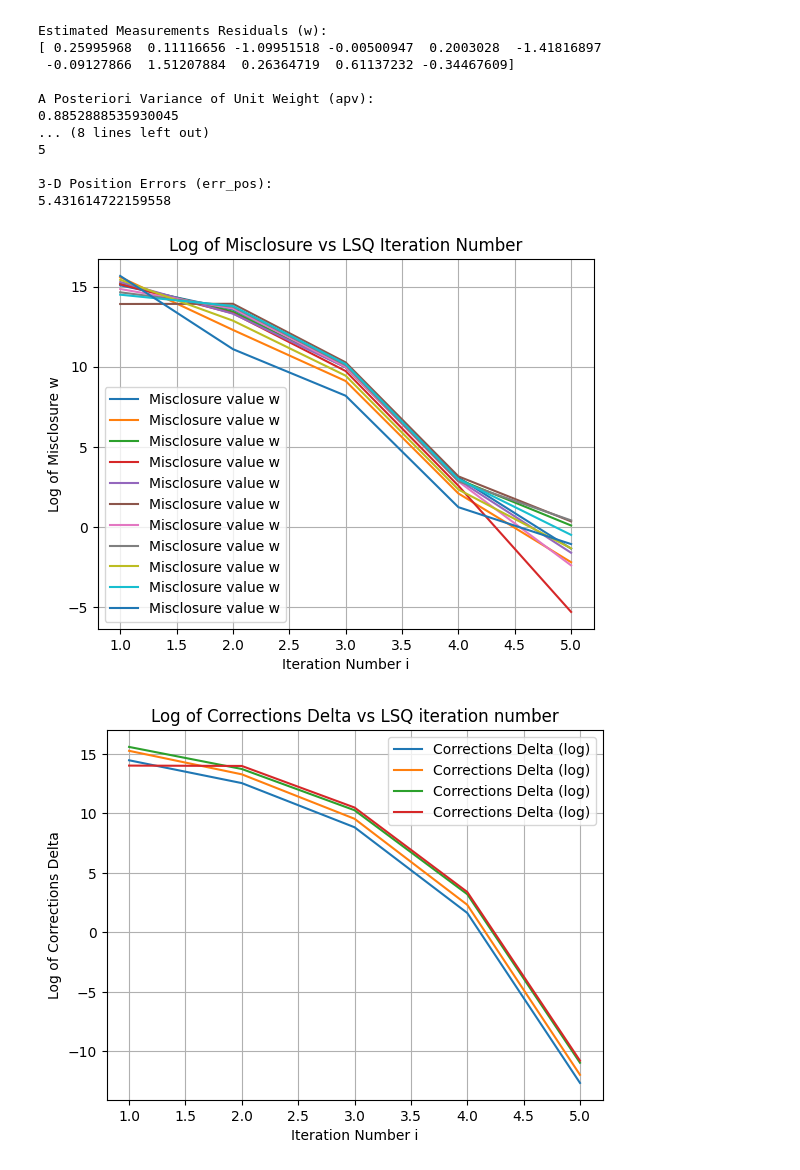
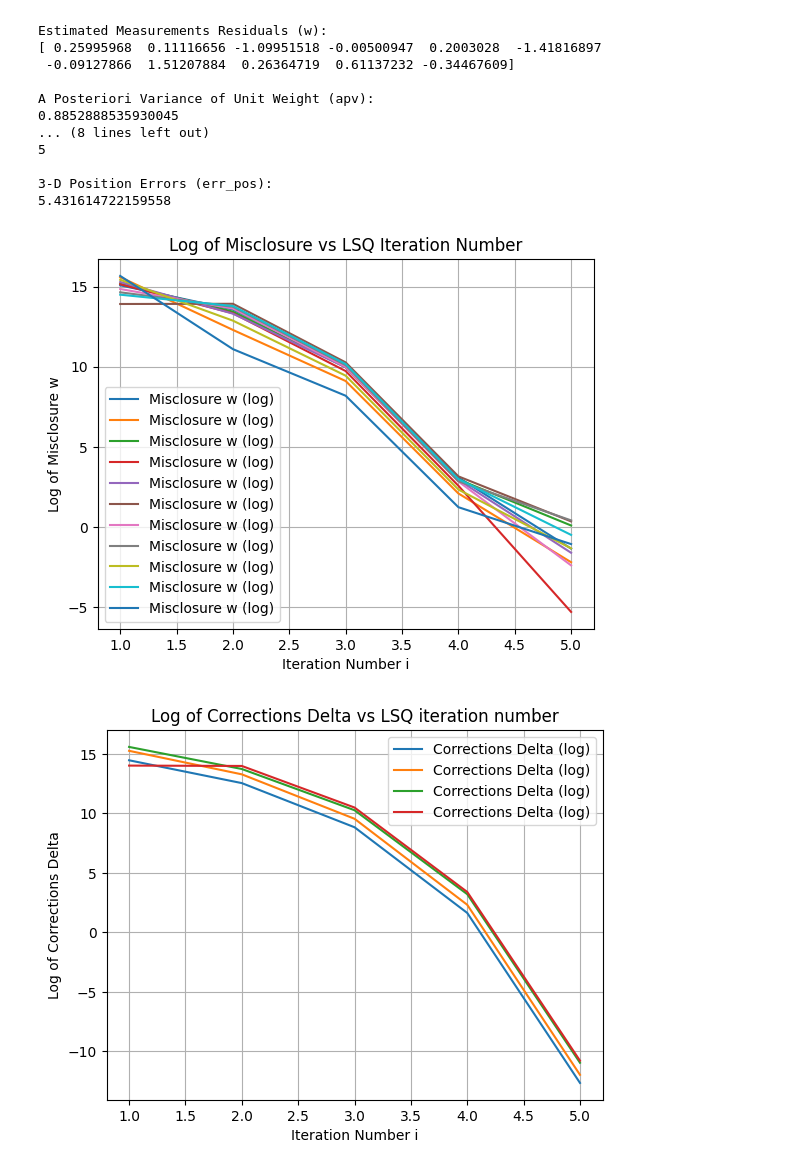
Before and after one commit to michael-shi-uofc/engg680_2024_fall, a Jupyter notebook: Lab_Assignment2/Assignment2.ipynb, the cells around one changed output. Drawn from its saved outputs; the diff is of its cells as text; code cells hidden in the pictures.

Commit message:
updated labels and print statements

```diff
--- a/Lab_Assignment2/Assignment2.ipynb
+++ b/Lab_Assignment2/Assignment2.ipynb
@@ -602,37 +602,37 @@ A Posteriori Variance of Unit Weight (apv):
 # 1. Plot log of the misclosure w against the LSQ iteration number i
 # (1 marks)
 plt.figure()
-plt.plot(arr_i, np.log(np.abs(arr_w)), label='Misclosure value w')
+plt.plot(arr_i, np.log(np.abs(arr_w)), label='Misclosure w (log)')
 plt.xlabel('Iteration Number i')
 plt.ylabel('Log of Misclosure w')
 plt.title('Log of Misclosure vs LSQ Iteration Number')
 plt.legend()
 plt.grid(True)
 plt.show()
 
 # 2. Plot log of the corrections delta against the LSQ iteration number i
 # (1 marks)
 plt.figure()
 plt.plot(arr_i, np.log(np.abs(arr_delta)), label='Corrections Delta (log)')
 plt.xlabel('Iteration Number i')
 plt.ylabel('Log of Corrections Delta')
 plt.title('Log of Corrections Delta vs LSQ iteration number')
 plt.legend()
 plt.grid(True)
 plt.show()
 
 # 3. Plot log of the 3D position errors against the LSQ iteration number i
 # (1 marks)
 plt.figure()
 plt.plot(arr_i, np.log(np.abs(arr_err_pos)), label='3D Position Errors (log)')
 plt.xlabel('Iteration Number i')
 plt.ylabel('Log of 3D Position Errors')
 plt.title('Log of 3D Position Errors vs LSQ iteration number')
 plt.legend()
 plt.grid(True)
 plt.show()
 # %% [output]
-[figure, old version]
+[figure, new version]
 [figure]
 [figure]
 # %%
```
Also changed, not shown: parts of 1 cell of this notebook.
